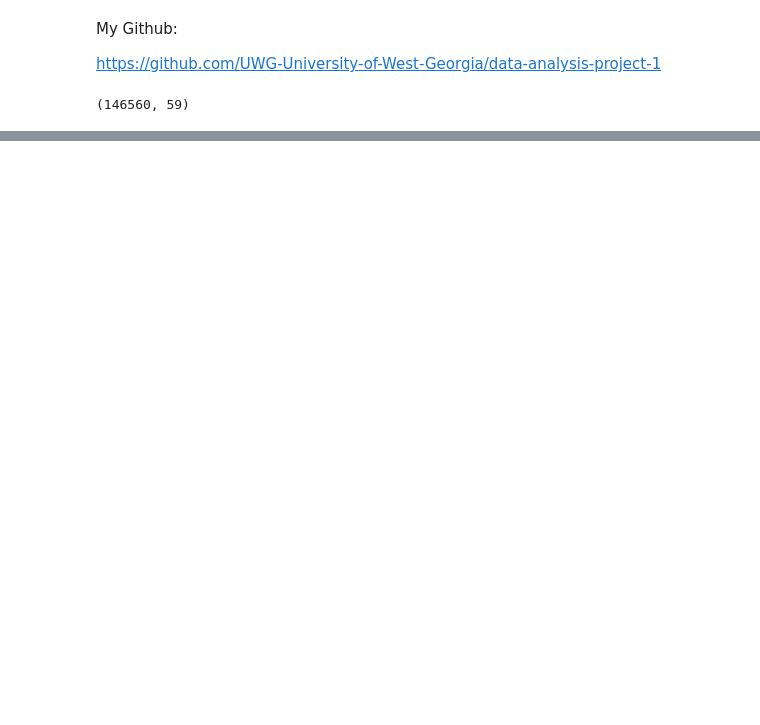
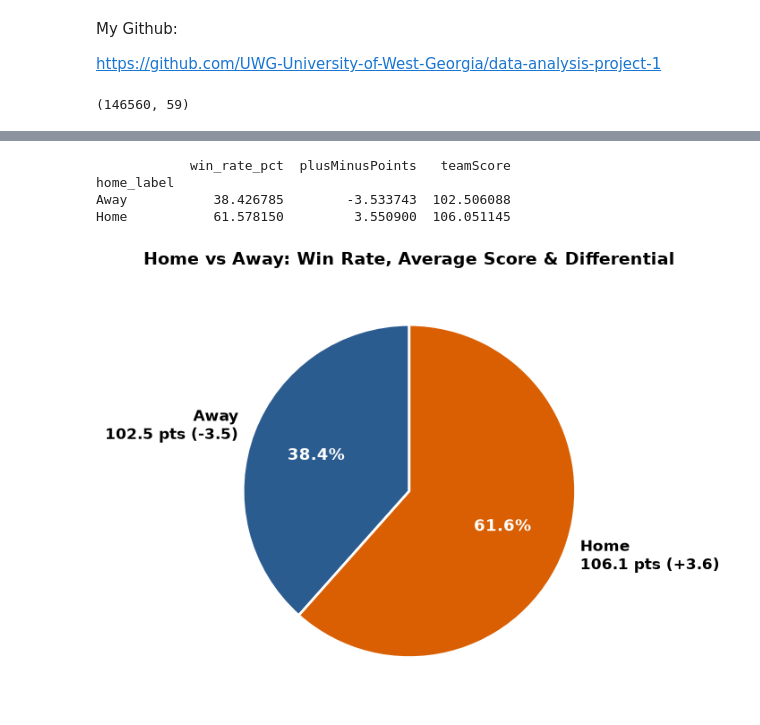
Before and after one commit to UWG-University-of-West-Georgia/data-analysis-project-1, a Jupyter notebook: Raphael_GALL_Project1.ipynb, the cells around one changed output, grey strips where cells are left out. Saved outputs shown, nothing was run; the diff lists cells and outputs as text; code cells hidden in the pictures; blank space fills up the shorter version.

```diff
--- a/Raphael_GALL_Project1.ipynb
+++ b/Raphael_GALL_Project1.ipynb
@@ -15,0 +60,10 @@ file.shape
+# %%
+file['gameType'] = file['gameType'].astype(str).str.strip()
+file['gameType'] = file['gameType'].replace('', 'Unknown')
+print("Unique values of gameType cleaned:", file['gameType'].unique())
+
+file['home_label'] = file['home'].map({1: 'Home', 0: 'Away'})
+file['win_label'] = file['win'].map({1: 'Victory', 0: 'Defeat'})
+
+print(file['home_label'].value_counts())
+print(file['win_label'].value_counts())
@@ -15,0 +83,7 @@ file.shape
+# %%
+
+outliers_count = ((file['teamScore'] < 50) | (file['teamScore'] > 200)).sum()
+print(f"Number of score outliers detected : {outliers_count}")
+
+file = file[(file['teamScore'] >= 50) & (file['teamScore'] <= 200)]
+file[['teamScore', 'plusMinusPoints', 'pointsInThePaint']].describe()
@@ -15,0 +101,43 @@ file.shape
+# %%
+for col in ['win', 'plusMinusPoints', 'teamScore']:
+    file[col] = pd.to_numeric(file[col], errors='coerce')
+
+pivot_home = file.pivot_table(
+    index='home_label',
+    values=['win', 'plusMinusPoints', 'teamScore'],
+    aggfunc='mean'
+)
+pivot_home['win_rate_pct'] = pivot_home['win'] * 100
+print(pivot_home[['win_rate_pct', 'plusMinusPoints', 'teamScore']])
+
+plt.figure(figsize=(7, 7))
+
+labels = [
+    f"{idx}\n{row['teamScore']:.1f} pts ({row['plusMinusPoints']:+.1f})"
+    for idx, row in pivot_home.iterrows()
+]
+
+colors = ['#2b5c8f', '#d95f02']
+wedges, texts, autotexts = plt.pie(
+    pivot_home['win_rate_pct'],
+    labels=labels,
+    autopct='%1.1f%%',
+    startangle=90,
+    colors=colors,
+    textprops={'fontsize': 12, 'fontweight': 'bold'},
+    wedgeprops={'edgecolor': 'white', 'linewidth': 2}
+)
+
+for autotext in autotexts:
+    autotext.set_color('white')
+    autotext.set_fontsize(13)
+
+plt.title("Home vs Away: Win Rate, Average Score & Differential", fontsize=14, fontweight='bold', pad=15)
+plt.tight_layout()
+plt.show()
+# %% [output]
+            win_rate_pct  plusMinusPoints   teamScore
+home_label
+Away           38.426785        -3.533743  102.506088
+Home           61.578150         3.550900  106.051145
+[figure, added]
```
Also changed, not shown: parts of 12 cells of this notebook.
